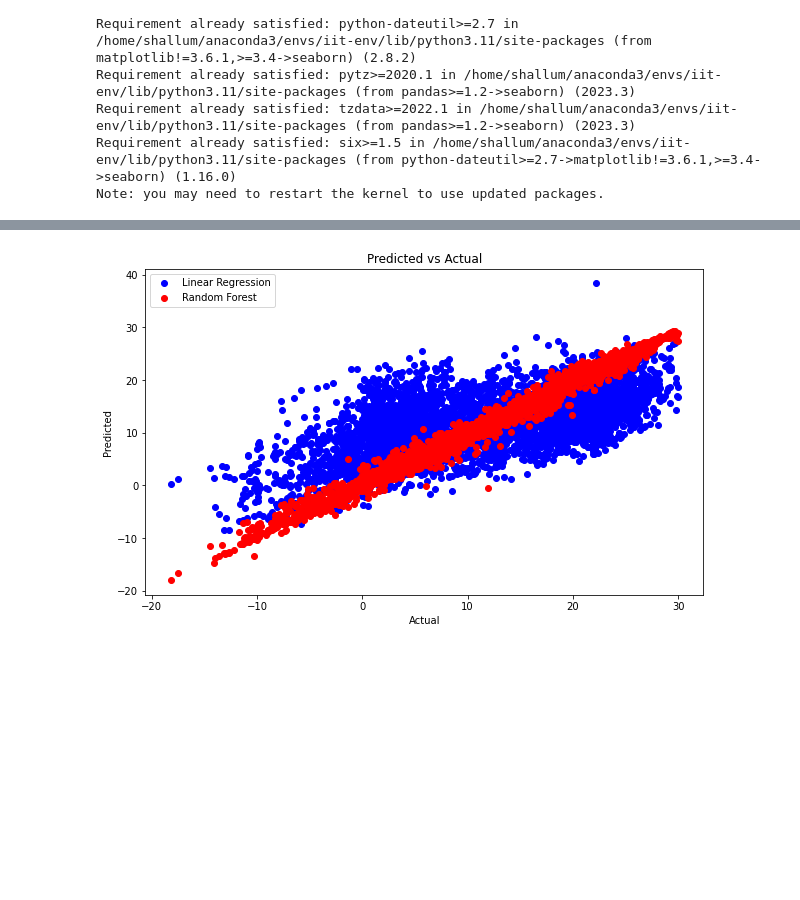
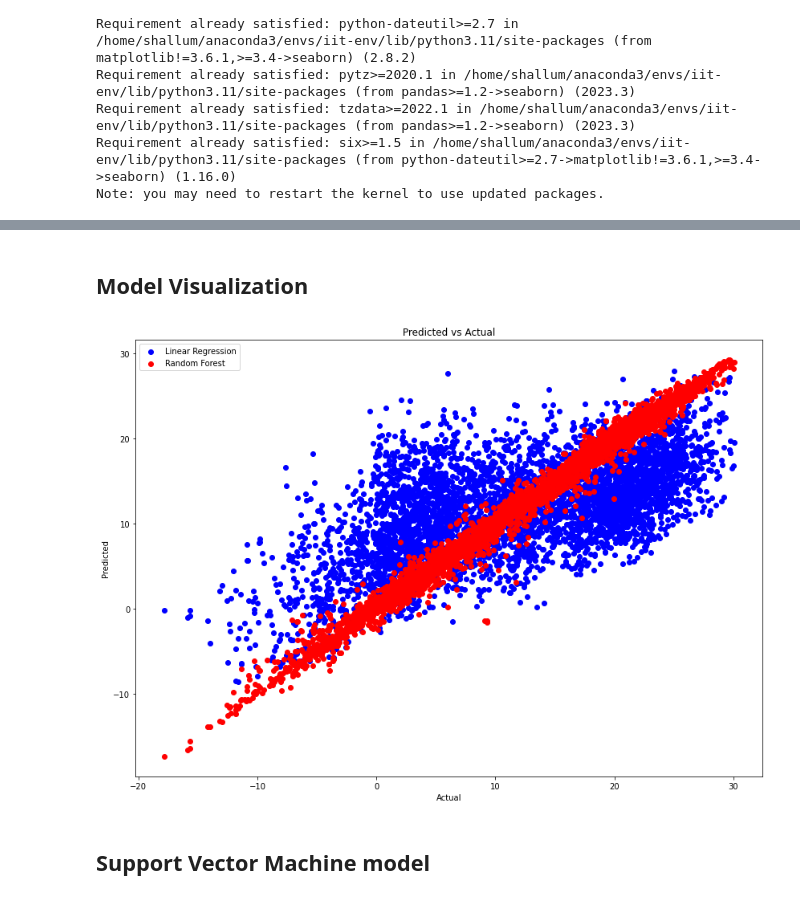
Before and after one commit to Abhiii999/ChicagoWeatherPred_ML, a Jupyter notebook: chicago-weather-prediction.ipynb, the cells around one changed output, grey strips where cells are left out. Saved outputs shown, nothing was run; the diff lists cells and outputs as text; code cells hidden in the pictures; blank space fills up the shorter version.

```diff
--- a/chicago-weather-prediction.ipynb
+++ b/chicago-weather-prediction.ipynb
@@ -200,15 +282,19 @@ R2 Score: 0.9895436383352477
+# %% [markdown]
+## Model Visualization
 # %%
 # Visualize predicted vs actual values
-plt.figure(figsize=(10, 6))
+plt.figure(figsize=(14, 10))
 plt.scatter(y_test, linear_reg_preds, color='blue', label='Linear Regression')
 plt.scatter(y_test, random_forest_preds, color='red', label='Random Forest')
 plt.xlabel('Actual')
 plt.ylabel('Predicted')
 plt.title('Predicted vs Actual')
 plt.legend()
 plt.show()
 # %% [output]
-[figure, old version]
+[figure, new version]
+# %% [markdown]
+## Support Vector Machine model
 # %%
 # Import additional models
 from sklearn.preprocessing import StandardScaler
```
Also changed, not shown: parts of 31 cells of this notebook, 1 other file.
